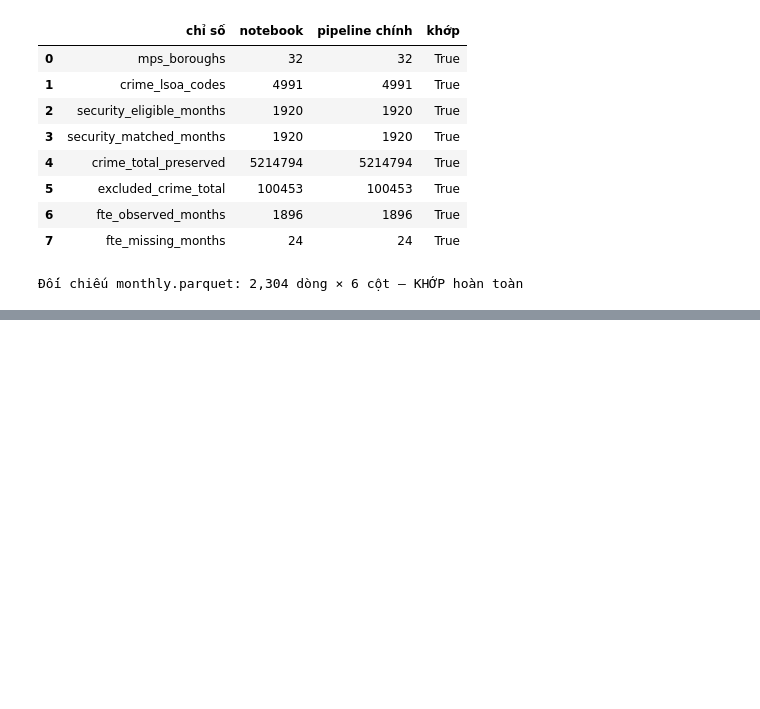
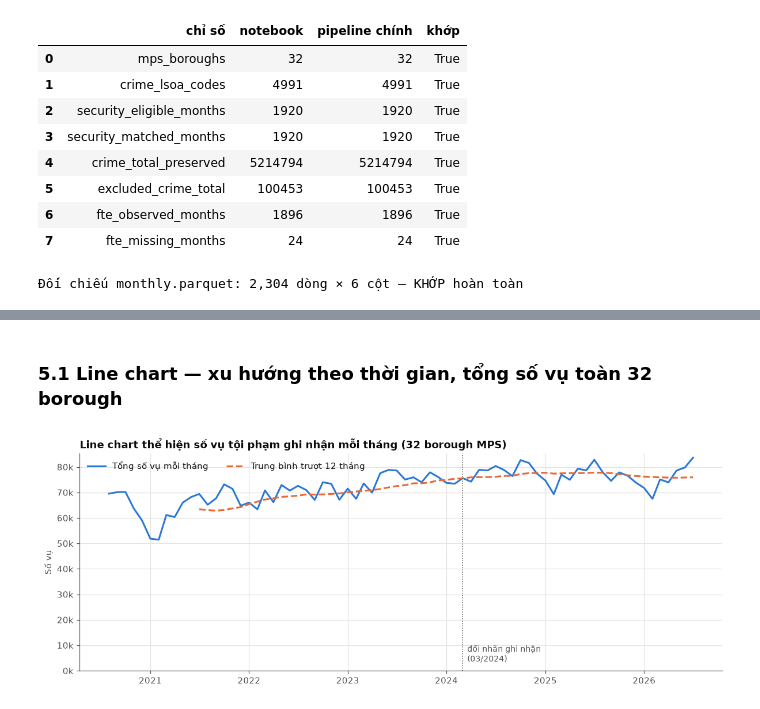
Before and after one commit to raphaelkzz/London-Crime-Visualization, a Jupyter notebook: notebooks/preprocess.ipynb, the cells around one changed output, grey strips where cells are left out. Cells and saved outputs as stored; diff of their text form; code cells hidden in the pictures; blank space fills up the shorter version.

```diff
--- a/notebooks/preprocess.ipynb
+++ b/notebooks/preprocess.ipynb
@@ -1033,0 +877,19 @@ print(f"7. Mùa vụ        : tháng cao nhất (trung bình các năm) = tháng
+# %% [markdown]
+### 5.1 Line chart — xu hướng theo thời gian, tổng số vụ toàn 32 borough
+# %%
+london = monthly.groupby('month', as_index=False).crime_count.sum()
+london['ma12'] = london.crime_count.rolling(12).mean()
+
+fig, ax = plt.subplots(figsize=(11, 4.2))
+ax.plot(london.month, london.crime_count, color=BLUE, lw=2, label='Tổng số vụ mỗi tháng')
+ax.plot(london.month, london.ma12, color=ORANGE, lw=2, ls='--', label='Trung bình trượt 12 tháng')
+ax.axvline(pd.Timestamp('2024-03-01'), color=MUTED, lw=1, ls=':')
+ax.text(pd.Timestamp('2024-03-01'), 0.03, '  đổi nhãn ghi nhận\n  (03/2024)', transform=ax.get_xaxis_transform(),
+        color=MUTED, fontsize=9, va='bottom')
+ax.set_ylim(0); ax.yaxis.set_major_formatter(thousands)
+ax.set(title='Line chart thể hiện số vụ tội phạm ghi nhận mỗi tháng (32 borough MPS)', xlabel='', ylabel='Số vụ')
+ax.legend(frameon=False, loc='upper left', ncols=2)
+plt.tight_layout();
+plt.show()
+# %% [output]
+[figure, added]
```
Also changed, not shown: parts of 63 cells of this notebook.
